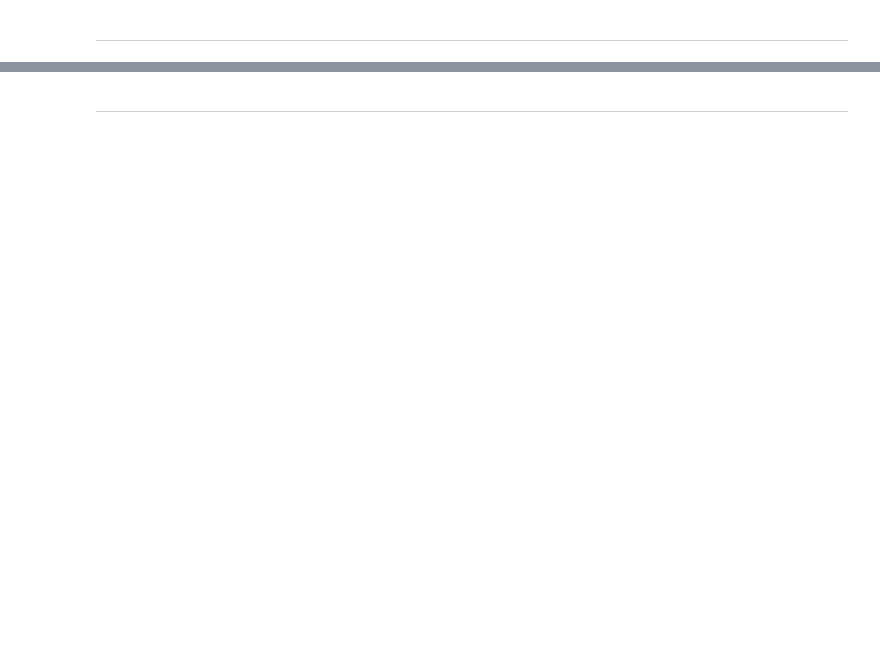
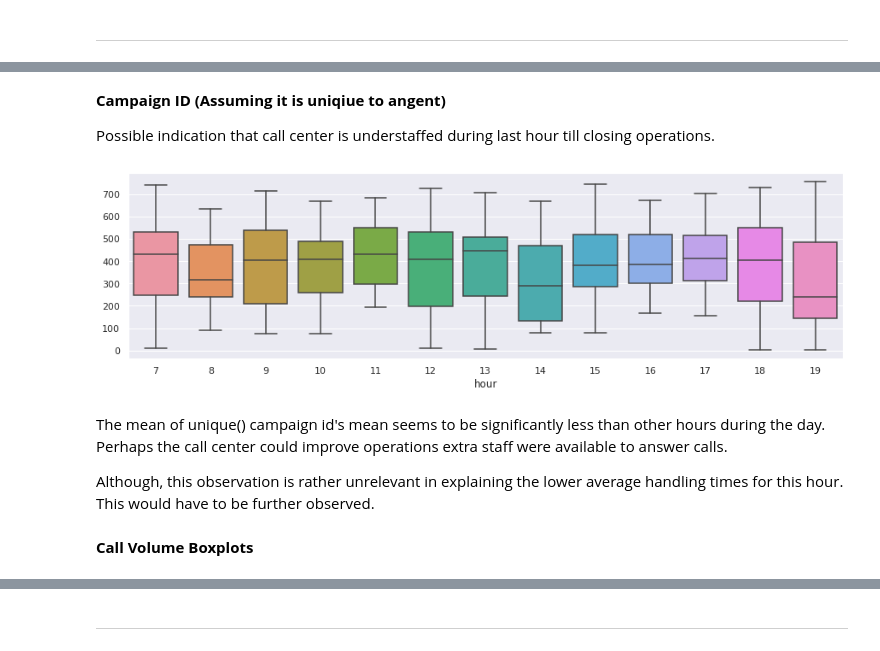
Before and after one commit to sdbuit/callforecast, a Jupyter notebook: src/EDA.ipynb, the cells around one changed output, grey strips where cells are left out. Saved outputs shown, nothing was run; the diff lists cells and outputs as text; code cells hidden in the pictures; blank space fills up the shorter version.

```diff
--- a/src/EDA.ipynb
+++ b/src/EDA.ipynb
@@ -87,13 +58,21 @@ AHT = []
 for i in avg_handle_time:
     AHT.append(i)
 
-AQT = []
-for i in avg_queue_time:
-    AQT.append(i)
+aband = []
+for i in abanded_count:
+    aband.append(i)
 
-AAT = []
-for i in avg_aband_time:
-    AAT.append(i)
+abandSec = []
+for i in avg_aband_sec:
+    abandSec.append(i)
+
+inQueueSec = []
+for i in avg_inQueue_sec:
+    inQueueSec.append(i)
+
+cmpgnid = []
+for i in campaign_id:
+        cmpgnid.append(i)
 # %% [markdown]
 ***
 # %%
@@ -136,0 +105,16 @@ Dimsension: (1843, 6)
+# %% [markdown]
+**Campaign ID (Assuming it is uniqiue to angent)**
+
+Possible indication that call center is understaffed during last hour till closing operations.
+# %%
+plt.subplots(figsize=(15, 4))
+sns.boxplot(train['hour'], train['campaignid'].unique())
+plt.show()
+# %% [output]
+[figure, added]
+# %% [markdown]
+The mean of unique() campaign id's mean seems to be significantly less than other hours during the day.  Perhaps the call center could improve operations extra staff were available to answer calls.
+
+Although, this observation is rather unrelevant in explaining the lower average handling times for this hour.  This would have to be further observed.
+# %% [markdown]
+**Call Volume Boxplots**
```
Also changed, not shown: parts of 32 cells of this notebook, 3 other files.
